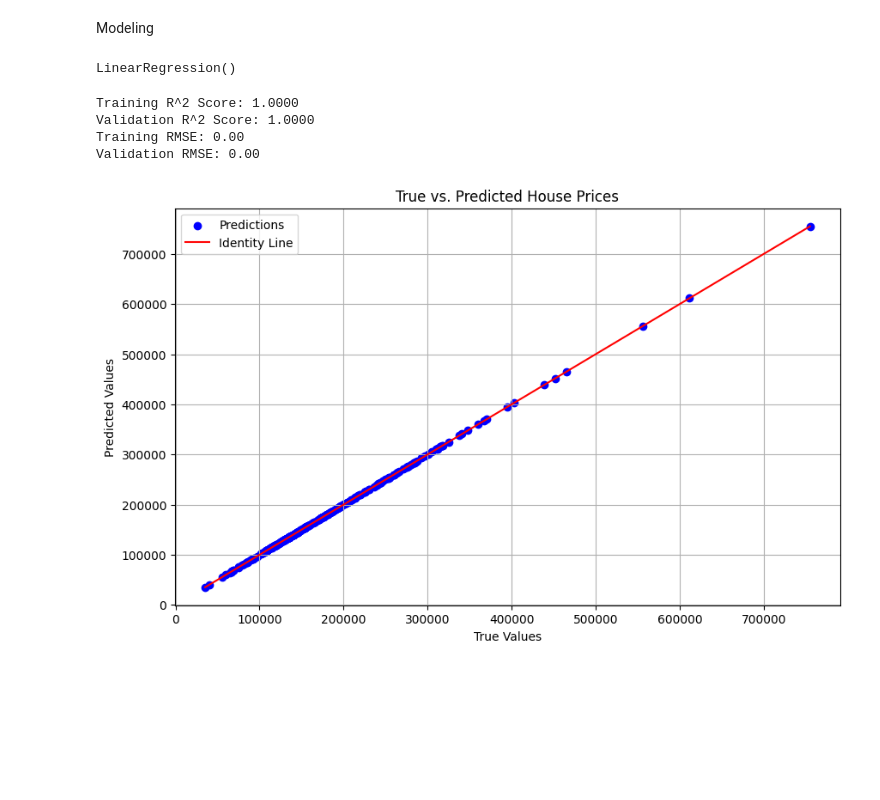
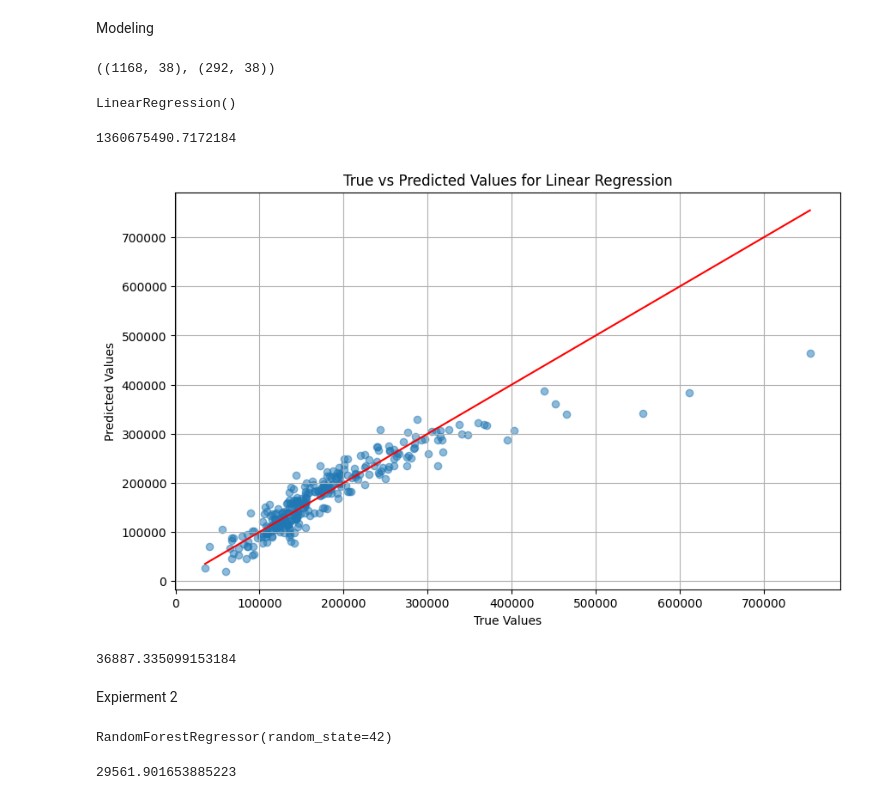
Before and after one commit to AdamNur422/Project-3-ITCS-3162, a Jupyter notebook: Project3.ipynb, the cells around one changed output. Drawn from its saved outputs; the diff is of its cells as text; code cells hidden in the pictures; blank space fills up the shorter version.

```diff
--- a/Project3.ipynb
+++ b/Project3.ipynb
@@ -39,6 +63,16 @@ import matplotlib.pyplot as plt
+# %%
+numeric_data = train_data.select_dtypes(include=[np.number])
+X = numeric_data.drop(columns=['SalePrice'])
+y = numeric_data['SalePrice']
+scaler = StandardScaler()
+X_scaled = scaler.fit_transform(X)
+# %%
+X_train, X_test, y_train, y_test = train_test_split(X_scaled, y, test_size=0.2, random_state=42)
+X_train.shape, X_test.shape
+# %% [output]
+((1168, 38), (292, 38))
 # %%
-# 1. Training the Model:
-model = LinearRegression()
-model.fit(X_train, y_train)
+lr_model = LinearRegression()
+lr_model.fit(X_train, y_train)
 # %% [output]
 LinearRegression()
@@ -53,27 +79,24 @@ val_score = model.score(X_val, y_val)
-# %%
-# Calculate RMSE
-train_rmse = mean_squared_error(y_train, y_pred_train, squared=False)
-val_rmse = mean_squared_error(y_val, y_pred_val, squared=False)
-
-print(f"Training R^2 Score: {train_score:.4f}")
-print(f"Validation R^2 Score: {val_score:.4f}")
-print(f"Training RMSE: {train_rmse:.2f}")
-print(f"Validation RMSE: {val_rmse:.2f}")
-# %% [output]
-Training R^2 Score: 1.0000
-Validation R^2 Score: 1.0000
-Training RMSE: 0.00
-Validation RMSE: 0.00
+# %%
+y_pred = lr_model.predict(X_test)
+mse = mean_squared_error(y_test, y_pred)
+mse
+# %% [output]
+1360675490.7172184
 # %%
-# Plotting true vs. predicted values
 plt.figure(figsize=(10, 6))
-plt.scatter(y_val, y_pred_val, color='blue', label='Predictions')
-plt.plot([min(y_val), max(y_val)], [min(y_val), max(y_val)], color='red', label='Identity Line')
+plt.scatter(y_test, y_pred, alpha=0.5)
+plt.plot([min(y_test), max(y_test)], [min(y_test), max(y_test)], color='red')  # y=x line for perfect predictions
 plt.xlabel('True Values')
 plt.ylabel('Predicted Values')
-plt.title('True vs. Predicted House Prices')
-plt.legend()
+plt.title('True vs Predicted Values for Linear Regression')
 plt.grid(True)
 plt.show()
 # %% [output]
-[figure, old version]
+[figure, new version]
+# %%
+rmse = np.sqrt(1360675490.7172184)
+rmse
+# %% [output]
+36887.335099153184
+# %% [markdown]
+Expierment 2
@@ -79,0 +105,14 @@ plt.show()
+# %%
+from sklearn.ensemble import RandomForestRegressor
+
+rf_model = RandomForestRegressor(n_estimators=100, random_state=42)
+rf_model.fit(X_train, y_train)
+# %% [output]
+RandomForestRegressor(random_state=42)
+# %%
+y_pred_rf = rf_model.predict(X_test)
+
+rmse_rf = np.sqrt(mean_squared_error(y_test, y_pred_rf))
+rmse_rf
+# %% [output]
+29561.901653885223
```
Also changed, not shown: parts of 19 cells of this notebook.
